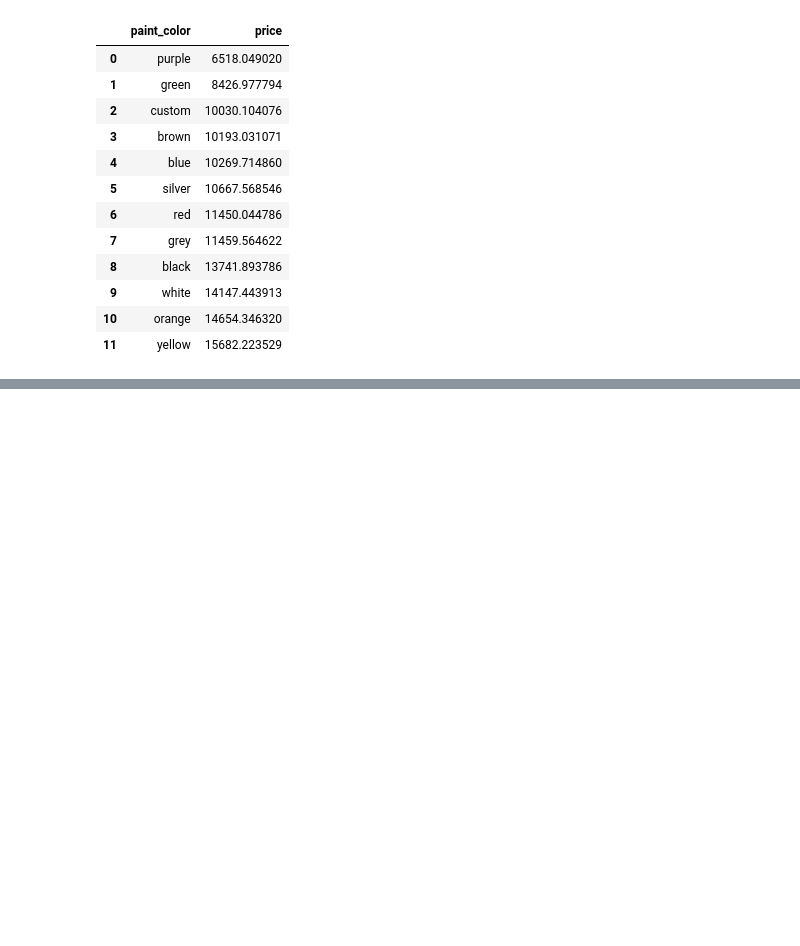
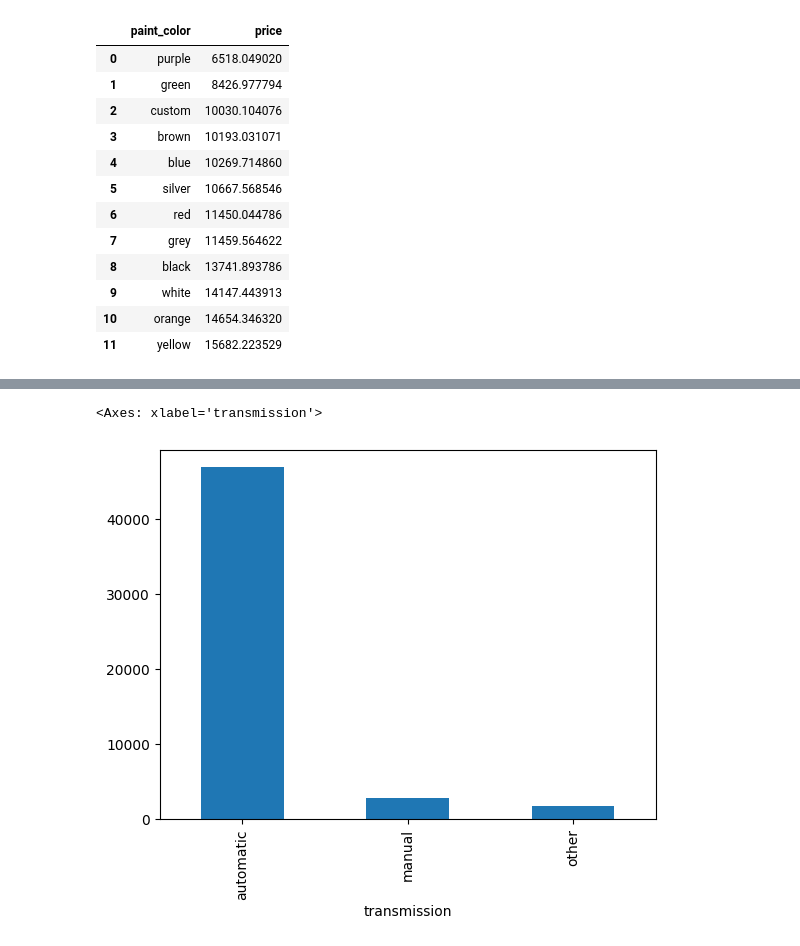
Before and after one commit to nelsonj1614/sdt_project, a Jupyter notebook: notebooks/eda.ipynb, the cells around one changed output, grey strips where cells are left out. Cells and saved outputs as stored; diff of their text form; code cells hidden in the pictures; blank space fills up the shorter version.

```diff
--- a/notebooks/eda.ipynb
+++ b/notebooks/eda.ipynb
@@ -132,0 +159,5 @@ px.bar(x=labels,y=values)
+# %%
+df['transmission'].value_counts().plot(kind='bar')
+# %% [output]
+<Axes: xlabel='transmission'>
+[figure, added]
```
Also changed, not shown: parts of 5 cells of this notebook.
